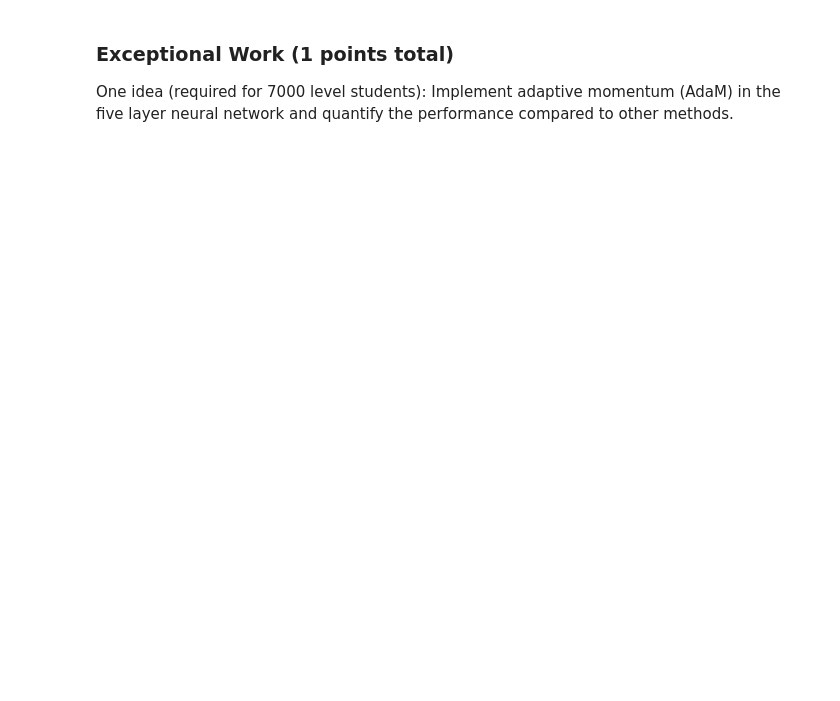
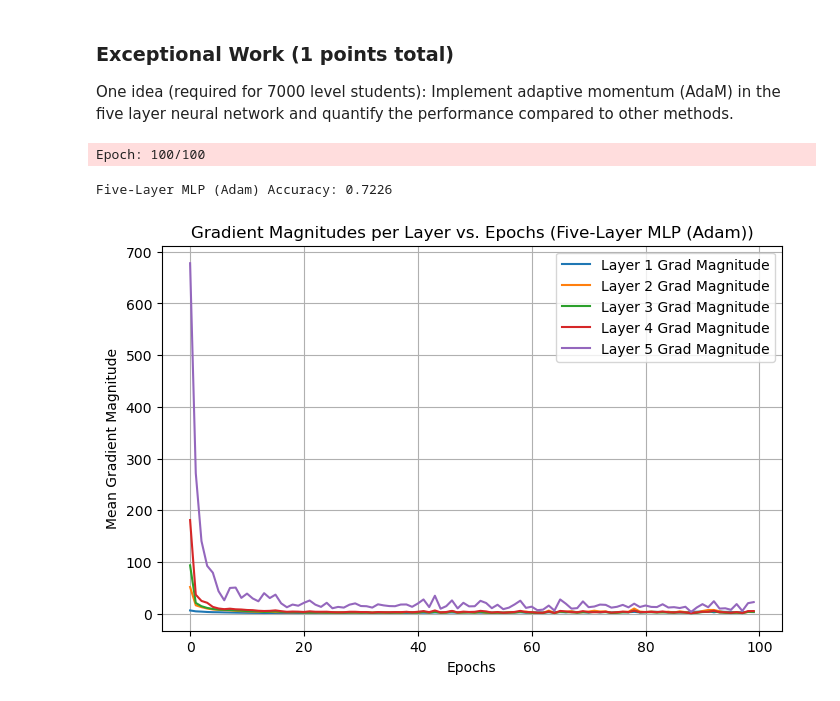
Before and after one commit to alexchans/ML_labs, a Jupyter notebook: labs/lab4.ipynb, the cells around one changed output. Drawn from its saved outputs; the diff is of its cells as text; code cells hidden in the pictures; blank space fills up the shorter version.

```diff
--- a/labs/lab4.ipynb
+++ b/labs/lab4.ipynb
@@ -847,0 +1315,8 @@ One idea (required for 7000 level students):  Implement adaptive momentum (AdaM)
+# %%
+adam_five_layer = TLPFiveLayerAdam(n_hidden=50, C=0.001, epochs=100, minibatches=10, eta=0.001)
+adam_five_layer.fit(X_train.values, y_train.values, print_progress=10)
+evaluate_model(adam_five_layer, X_test_onehot, y_test_onehot, model_name="Five-Layer MLP (Adam)")
+# %% [output]
+Epoch: 100/100
+Five-Layer MLP (Adam) Accuracy: 0.7226
+[figure, added]
```
Also changed, not shown: parts of 11 cells of this notebook, 2 other files.
